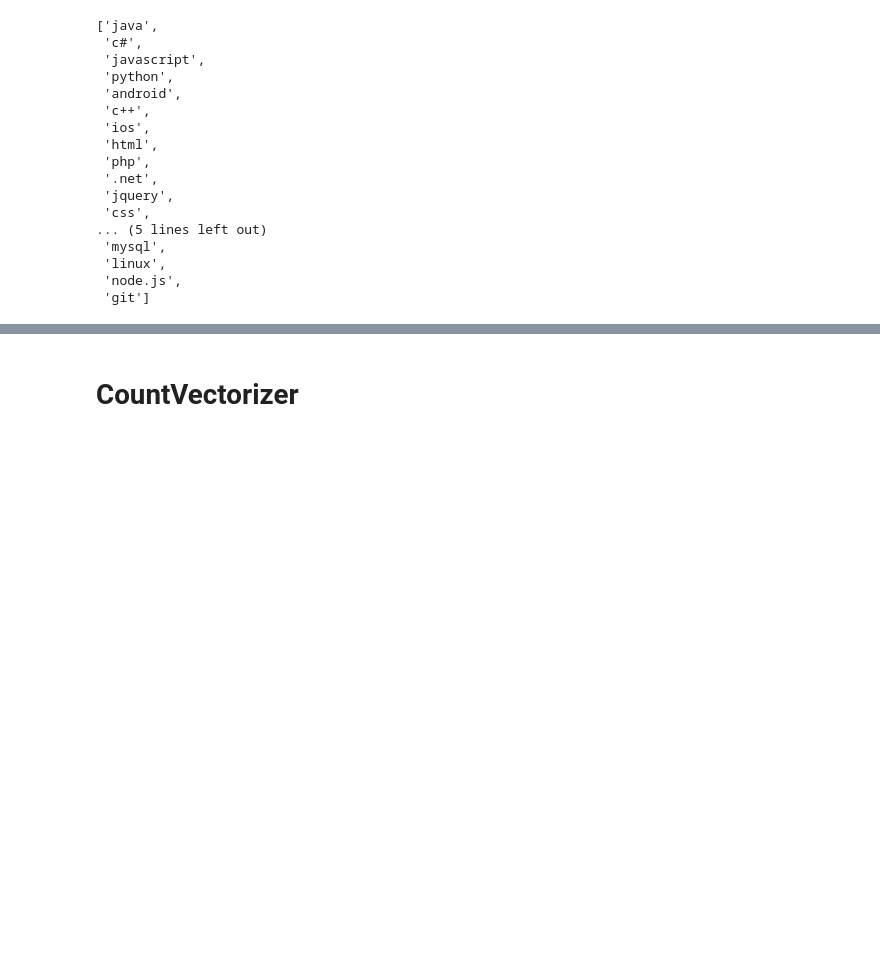
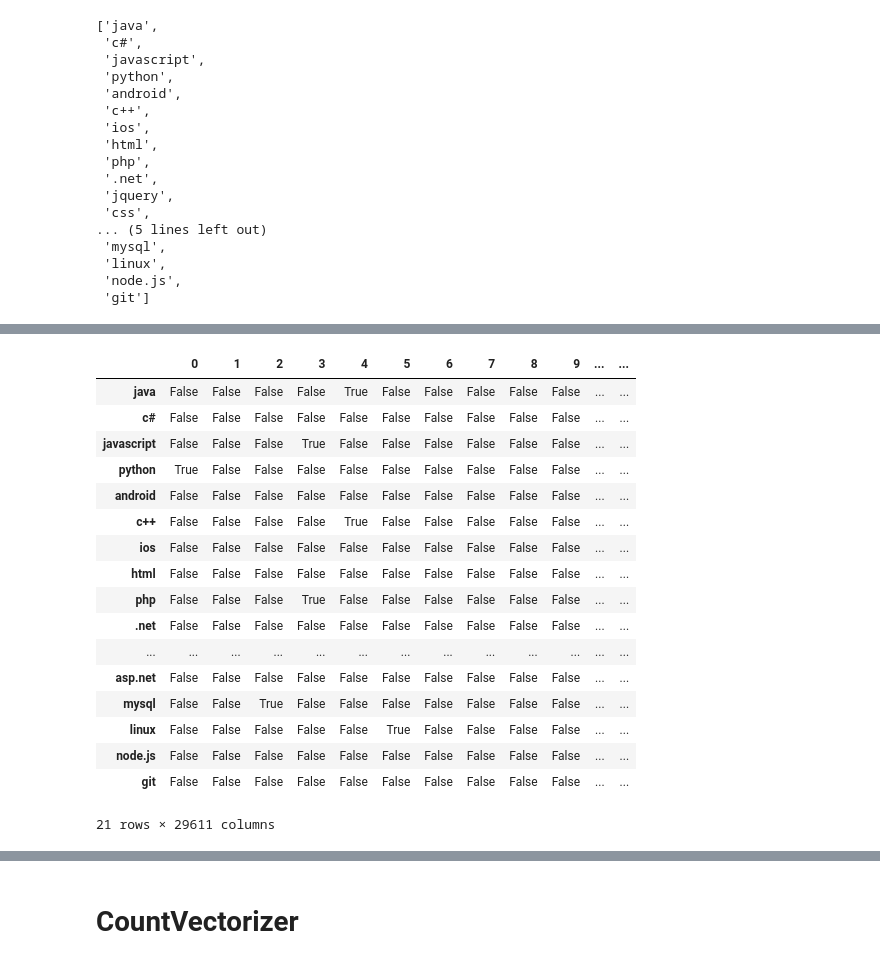
Before and after one commit to DomWch/OpenClassRooms-NLP-P5, a Jupyter notebook: p5-nlp-tfidf-onevsrest.ipynb, the cells around one changed output, grey strips where cells are left out. Saved outputs shown, nothing was run; the diff lists cells and outputs as text; code cells hidden in the pictures; blank space fills up the shorter version.

```diff
--- a/p5-nlp-tfidf-onevsrest.ipynb
+++ b/p5-nlp-tfidf-onevsrest.ipynb
@@ -224,0 +303,28 @@ with open("/kaggle/working/description.json", "w") as outfile:
+# %%
+test_str = X_test.str
+pred_is_in = pd.DataFrame(
+    {
+        target_name: test_str.contains(f" {target_name} ", case=False, regex=False).values
+        for target_name in target_names
+    }
+)
+pred_is_in.T
+# %% [output]
+|  | 0 | 1 | 2 | 3 | 4 | 5 | 6 | 7 | 8 | 9 | ... | ... |
+| java | False | False | False | False | True | False | False | False | False | False | ... | ... |
+| c# | False | False | False | False | False | False | False | False | False | False | ... | ... |
+| javascript | False | False | False | True | False | False | False | False | False | False | ... | ... |
+| python | True | False | False | False | False | False | False | False | False | False | ... | ... |
+| android | False | False | False | False | False | False | False | False | False | False | ... | ... |
+| c++ | False | False | False | False | True | False | False | False | False | False | ... | ... |
+| ios | False | False | False | False | False | False | False | False | False | False | ... | ... |
+| html | False | False | False | False | False | False | False | False | False | False | ... | ... |
+| php | False | False | False | True | False | False | False | False | False | False | ... | ... |
+| .net | False | False | False | False | False | False | False | False | False | False | ... | ... |
+| ... | ... | ... | ... | ... | ... | ... | ... | ... | ... | ... | ... | ... |
+| asp.net | False | False | False | False | False | False | False | False | False | False | ... | ... |
+| mysql | False | False | True | False | False | False | False | False | False | False | ... | ... |
+| linux | False | False | False | False | False | True | False | False | False | False | ... | ... |
+| node.js | False | False | False | False | False | False | False | False | False | False | ... | ... |
+| git | False | False | False | False | False | False | False | False | False | False | ... | ... |
+21 rows × 29611 columns
```
Also changed, not shown: parts of 29 cells of this notebook.
